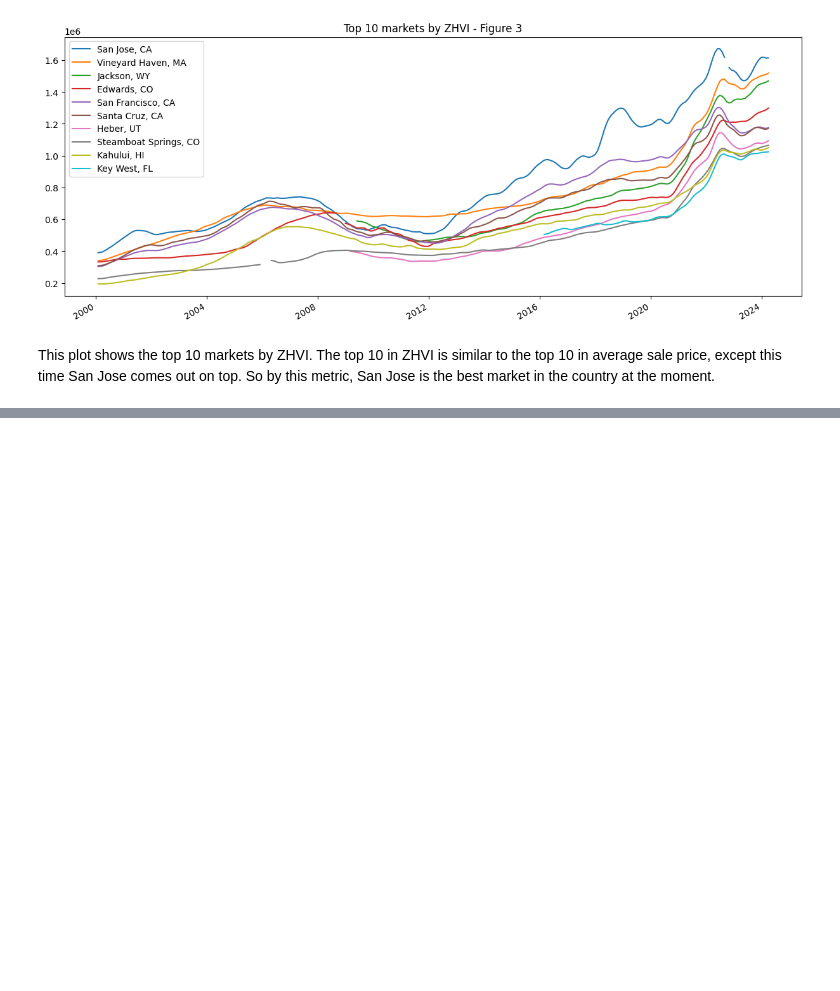
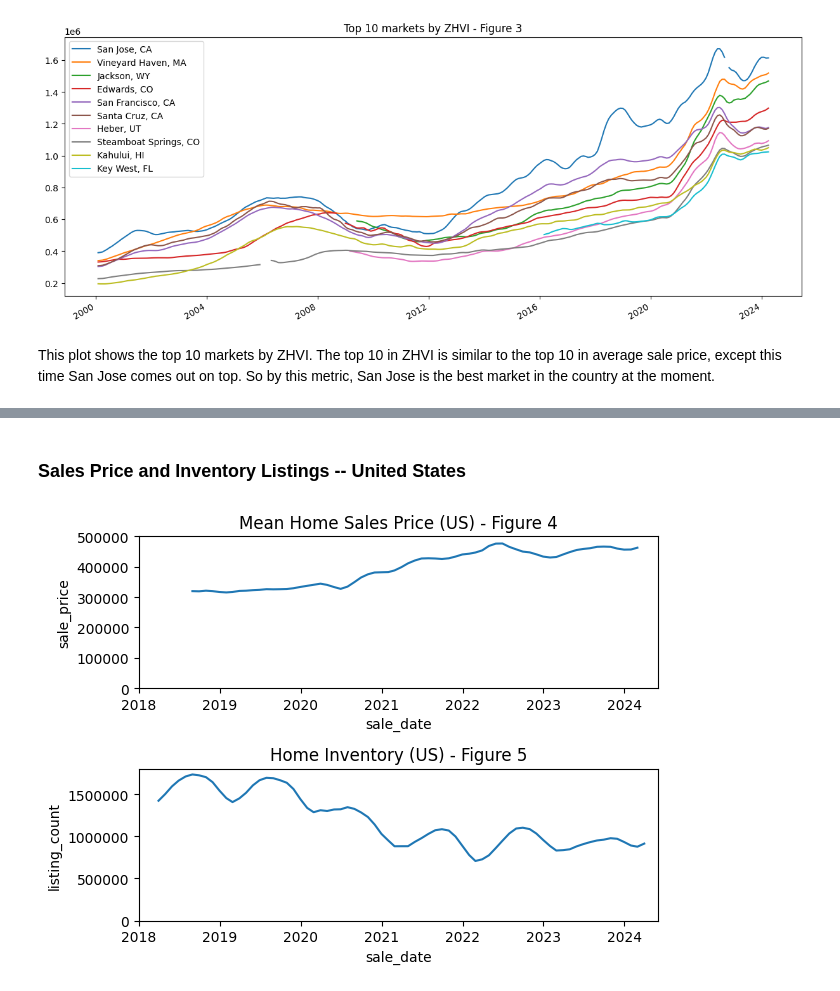
Before and after one commit to leoflewis/final-project, a Jupyter notebook: Project-Notebook.ipynb, the cells around one changed output, grey strips where cells are left out. Drawn from its saved outputs; the diff is of its cells as text; code cells hidden in the pictures; blank space fills up the shorter version.

```diff
--- a/Project-Notebook.ipynb
+++ b/Project-Notebook.ipynb
@@ -242,0 +246,25 @@ This plot shows the top 10 markets by ZHVI. The top 10 in ZHVI is similar to the
+# %% [markdown]
+### Sales Price and Inventory Listings -- United States
+# %%
+mean_US_sale_price = mean_sale_price[mean_sale_price["RegionName"] == "United States"].drop(["RegionID","SizeRank","RegionType","StateName"], axis=1)
+long_mean_US = mean_US_sale_price.melt(id_vars=["RegionName"], var_name = "Date", value_name = "sale_price")
+long_mean_US["sale_date"] = pd.to_datetime(long_mean_US["Date"])
+
+US_listings = for_sale_listings[for_sale_listings["RegionName"] == "United States"].drop(["RegionID","SizeRank","RegionType","StateName"], axis=1)
+long_listings = US_listings.melt(id_vars=["RegionName"], var_name = "Date", value_name = "listing_count")
+long_listings["sale_date"] = pd.to_datetime(long_listings["Date"])
+
+
+fig, ax = plt.subplots(2,1)
+sns.lineplot(data = long_mean_US,x = "sale_date", y="sale_price", ax=ax[0])
+sns.lineplot(data = long_listings,x = "sale_date", y="listing_count", ax=ax[1])
+_ = ax[0].title.set_text('Mean Home Sales Price (US) - Figure 4')
+_ = ax[0].set(ylim=(0,500000))
+_ = ax[0].set(xlim=(pd.to_datetime("01-01-2018"),pd.to_datetime("06-01-2024")))
+_ = ax[1].set_title('Home Inventory (US) - Figure 5')
+_ = ax[1].set(ylim=(0,1800000))
+_ = ax[1].set(xlim=(pd.to_datetime("01-01-2018"),pd.to_datetime("06-01-2024")))
+_ = plt.ticklabel_format(style='plain', axis='y',useOffset=False)
+_ = fig.tight_layout()
+# %% [output]
+[figure, added]
```
Also changed, not shown: parts of 9 cells of this notebook.
